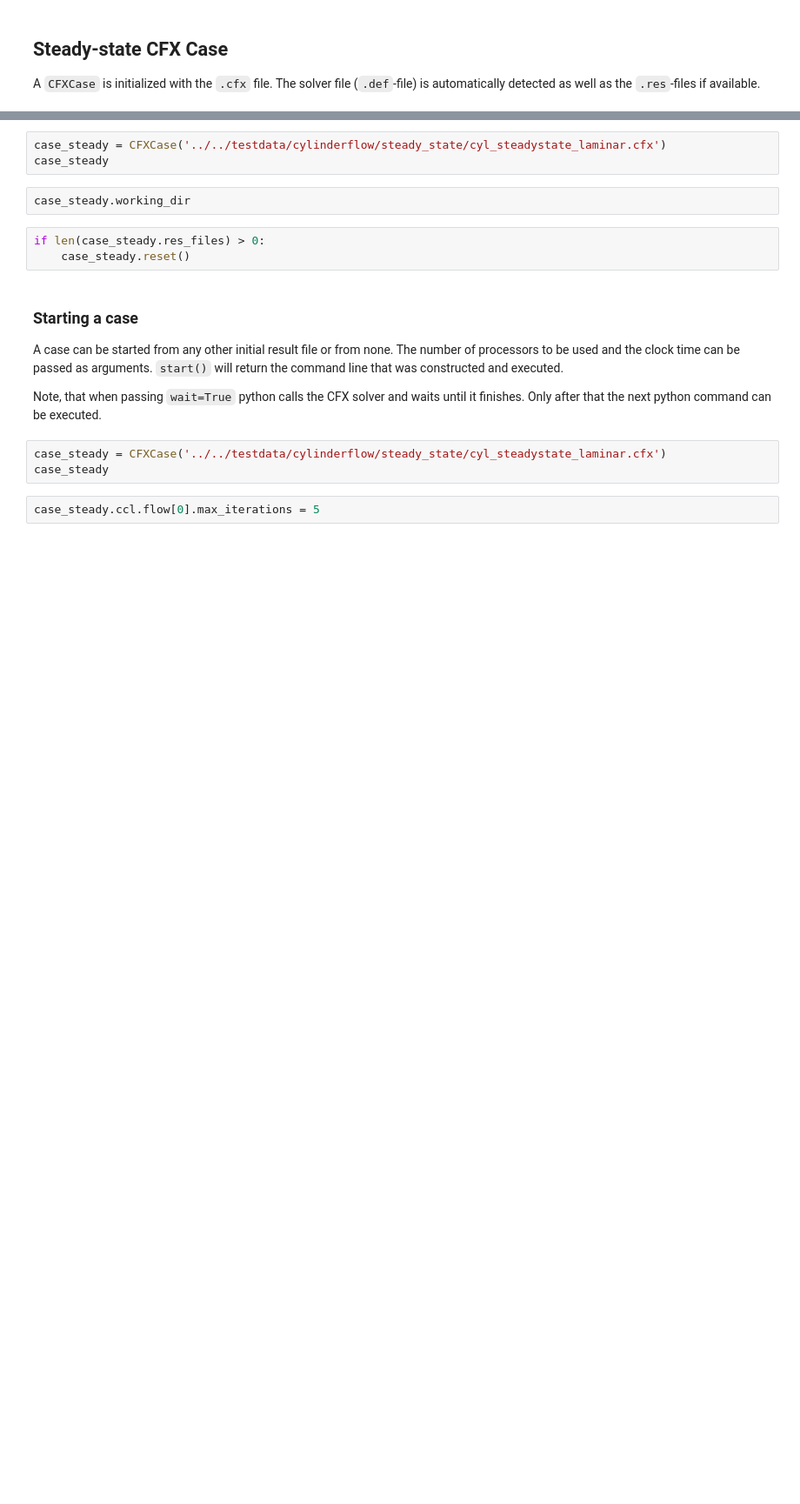
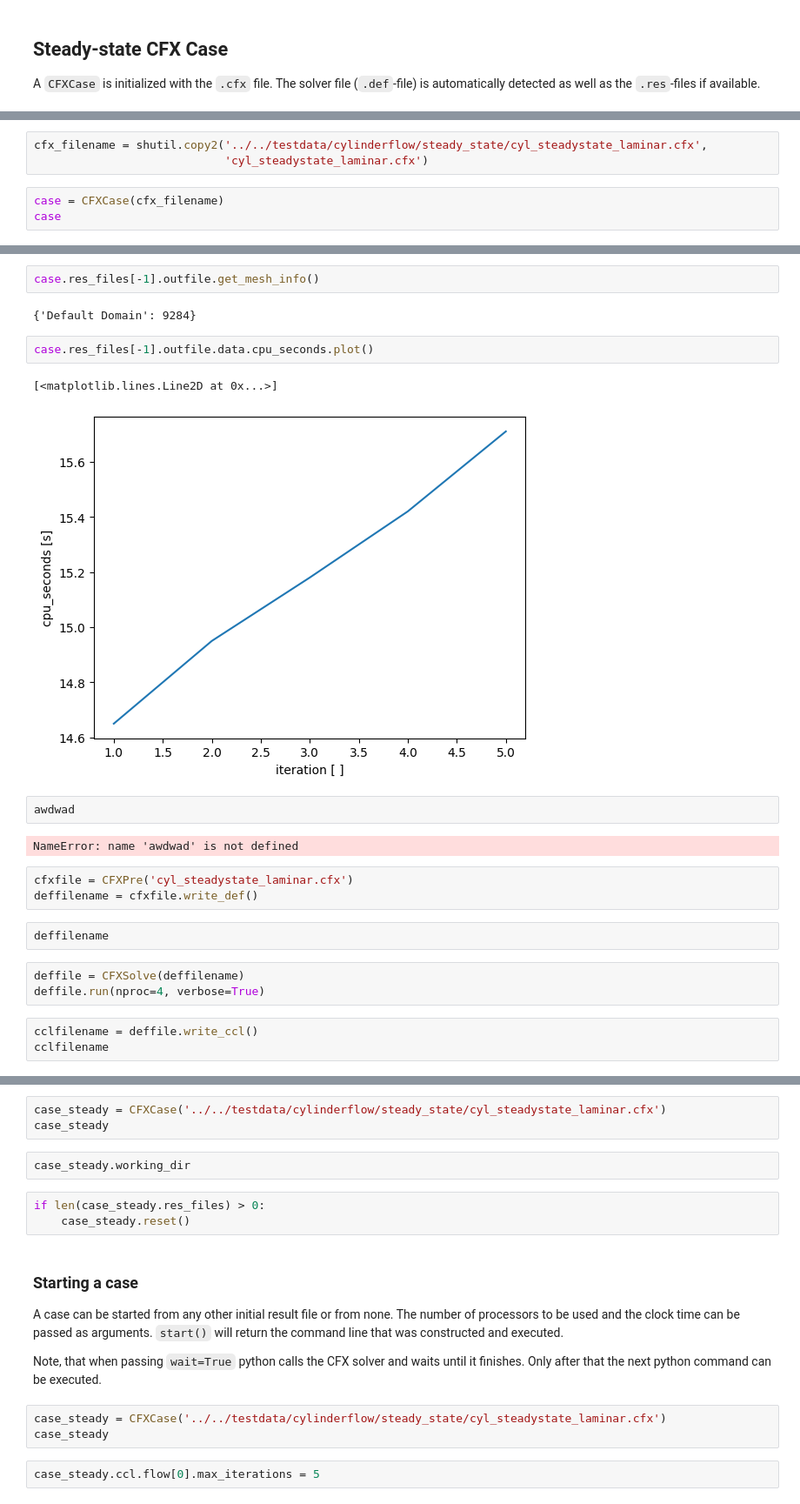
Before and after one commit to matthiasprobst/pyCFDtoolkit, a Jupyter notebook: examples/cfx/ansys_cfx_steady_state.ipynb, the cells around one changed output, grey strips where cells are left out. Shown at 87% size. Cells and saved outputs as stored; diff of their text form; blank space fills up the shorter version.

```diff
--- a/examples/cfx/ansys_cfx_steady_state.ipynb
+++ b/examples/cfx/ansys_cfx_steady_state.ipynb
@@ -16,0 +27,6 @@ A `CFXCase` is initialized with the `.cfx` file. The solver file (`.def`-file) i
+# %%
+cfx_filename = shutil.copy2('../../testdata/cylinderflow/steady_state/cyl_steadystate_laminar.cfx',
+                            'cyl_steadystate_laminar.cfx')
+# %%
+case = CFXCase(cfx_filename)
+case
@@ -16,0 +43,24 @@ A `CFXCase` is initialized with the `.cfx` file. The solver file (`.def`-file) i
+# %%
+case.res_files[-1].outfile.get_mesh_info()
+# %% [output]
+{'Default Domain': 9284}
+# %%
+case.res_files[-1].outfile.data.cpu_seconds.plot()
+# %% [output]
+[<matplotlib.lines.Line2D at 0x...>]
+[figure, added]
+# %%
+awdwad
+# %% [output]
+NameError: name 'awdwad' is not defined
+# %%
+cfxfile = CFXPre('cyl_steadystate_laminar.cfx')
+deffilename = cfxfile.write_def()
+# %%
+deffilename
+# %%
+deffile = CFXSolve(deffilename)
+deffile.run(nproc=4, verbose=True)
+# %%
+cclfilename = deffile.write_ccl()
+cclfilename
```
Also changed, not shown: parts of 8 cells of this notebook, 15 other files.
